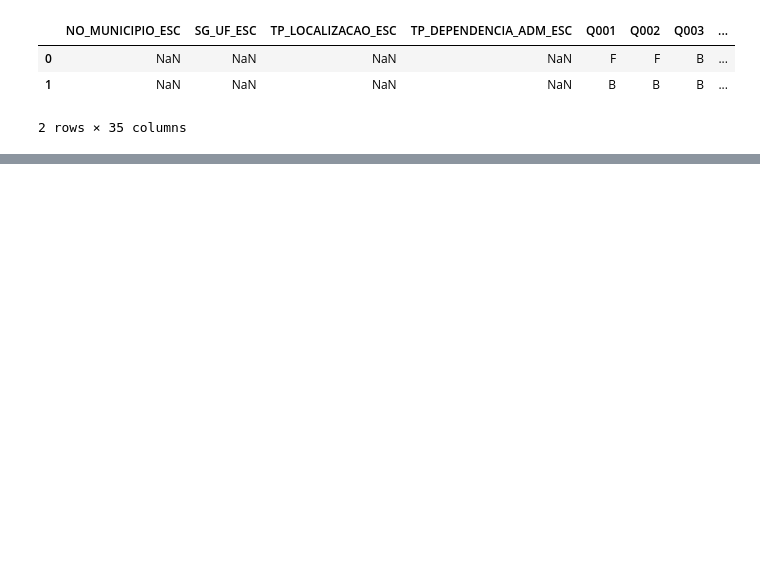
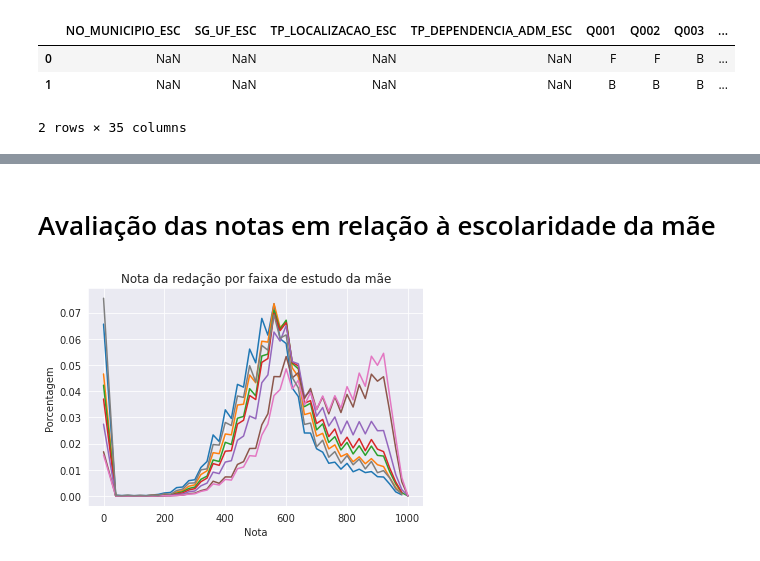
Before and after one commit to anasampa/data_analysis_enem, a Jupyter notebook: enem.ipynb, the cells around one changed output, grey strips where cells are left out. Cells and saved outputs as stored; diff of their text form; code cells hidden in the pictures; blank space fills up the shorter version.

```diff
--- a/enem.ipynb
+++ b/enem.ipynb
@@ -239,0 +261,18 @@ for label in label_list:
+# %% [markdown]
+# Avaliação das notas em relação à escolaridade da mãe
+# %%
+sns.color_palette("flare")
+label_list =["A","B","C","D","E","F","G","H"]
+
+for label in label_list:
+
+  df_i = pd.DataFrame(df[df["Q002"]==label].NU_NOTA_REDACAO.value_counts()).reset_index()
+  df_i.columns=["nota",'count']
+  total = df_i["count"].sum()
+  df_i["count_percent"] = df_i["count"]/total
+
+
+  fig.set(xlabel='Nota', ylabel="Porcentagem", title='Nota da redação por faixa de estudo da mãe')
+  fig=sns.lineplot(data=df_i, x="nota", y="count_percent")
+# %% [output]
+[figure, added]
```
Also changed, not shown: parts of 21 cells of this notebook.
